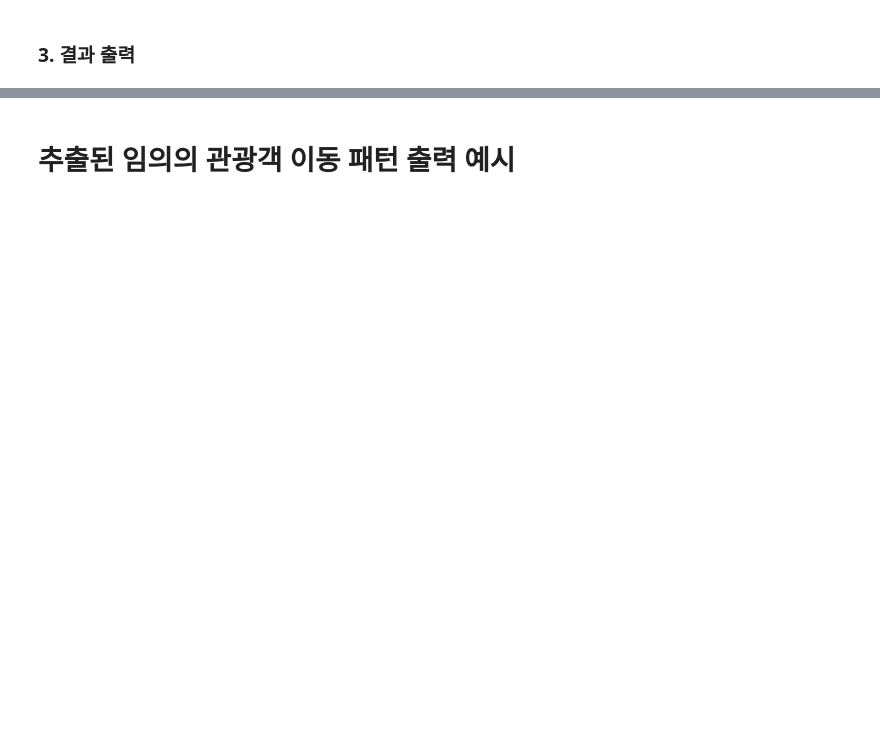
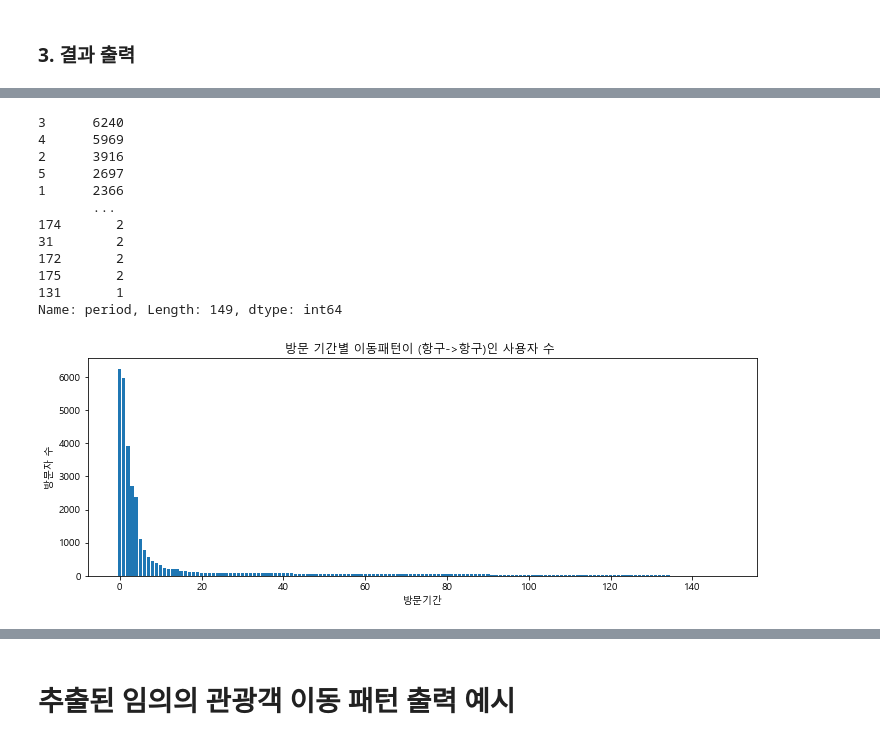
Before and after one commit to hoonisone/2020_jeju-bus-tag_data-analysis, a Jupyter notebook: 1. 사용자 정보 추출.ipynb, the cells around one changed output, grey strips where cells are left out. Drawn from its saved outputs; the diff is of its cells as text; code cells hidden in the pictures; blank space fills up the shorter version.

```diff
--- a/1. 사용자 정보 추출.ipynb
+++ b/1. 사용자 정보 추출.ipynb
@@ -166,0 +230,26 @@ user_infor_df
+# %%
+data = user_df[user_df['first_station'] == "airport"]
+data = data[user_df['last_station'] == "airport"]
+data = data["period"].value_counts()
+data2 = data
+print(data)
+plt.rcParams["figure.figsize"] = (12,4)
+plt.bar(range(len(data2)), data2)
+plt.xlabel('방문기간')
+plt.ylabel('방문자 수')
+plt.title('방문 기간별 이동패턴이 (항구->항구)인 사용자 수 ')
+plt.show()
+# %% [output]
+3      6240
+4      5969
+2      3916
+5      2697
+1      2366
+       ...
+174       2
+31        2
+172       2
+175       2
+131       1
+Name: period, Length: 149, dtype: int64
+[figure, added]
```
Also changed, not shown: parts of 35 cells of this notebook, 9 other files.
